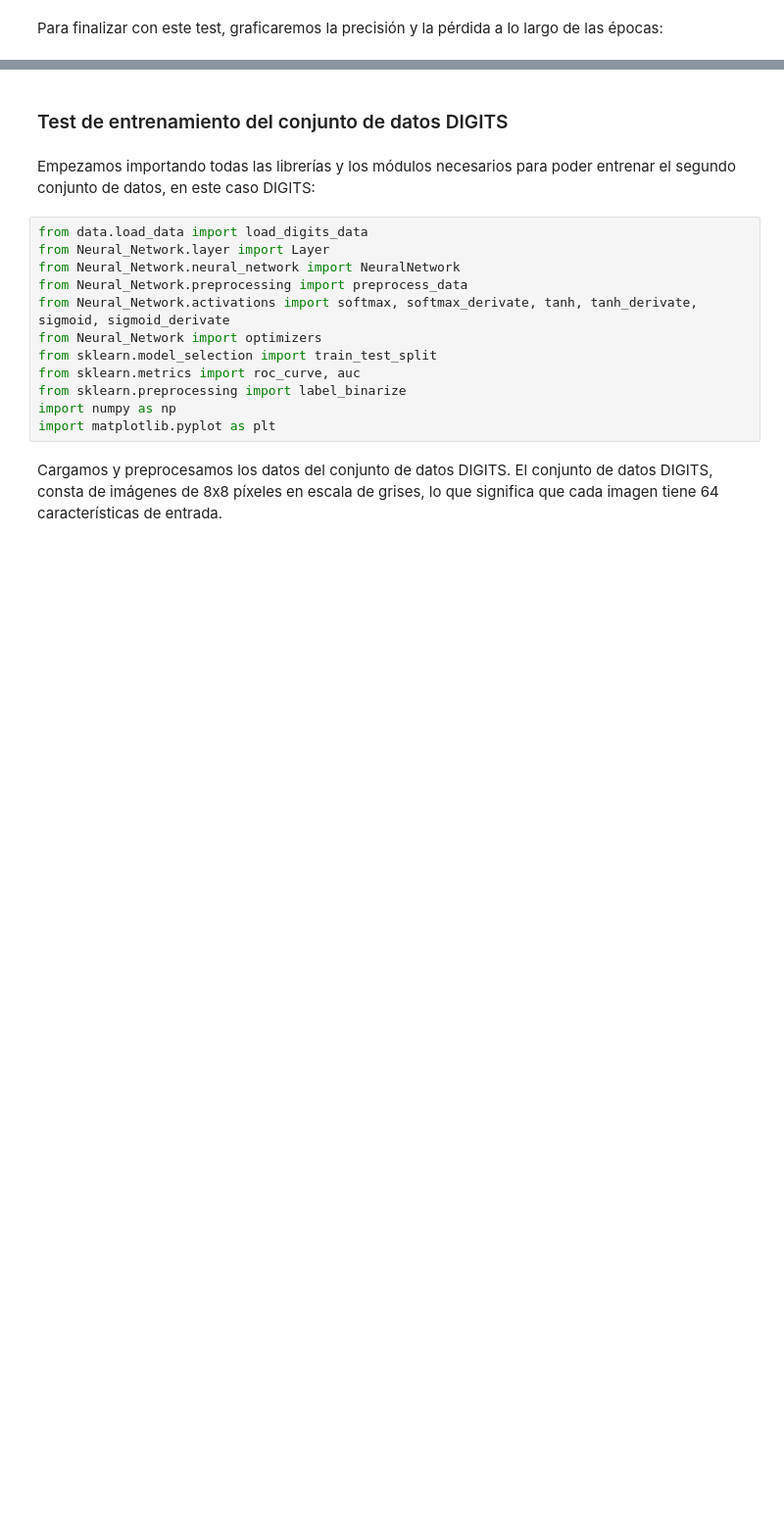
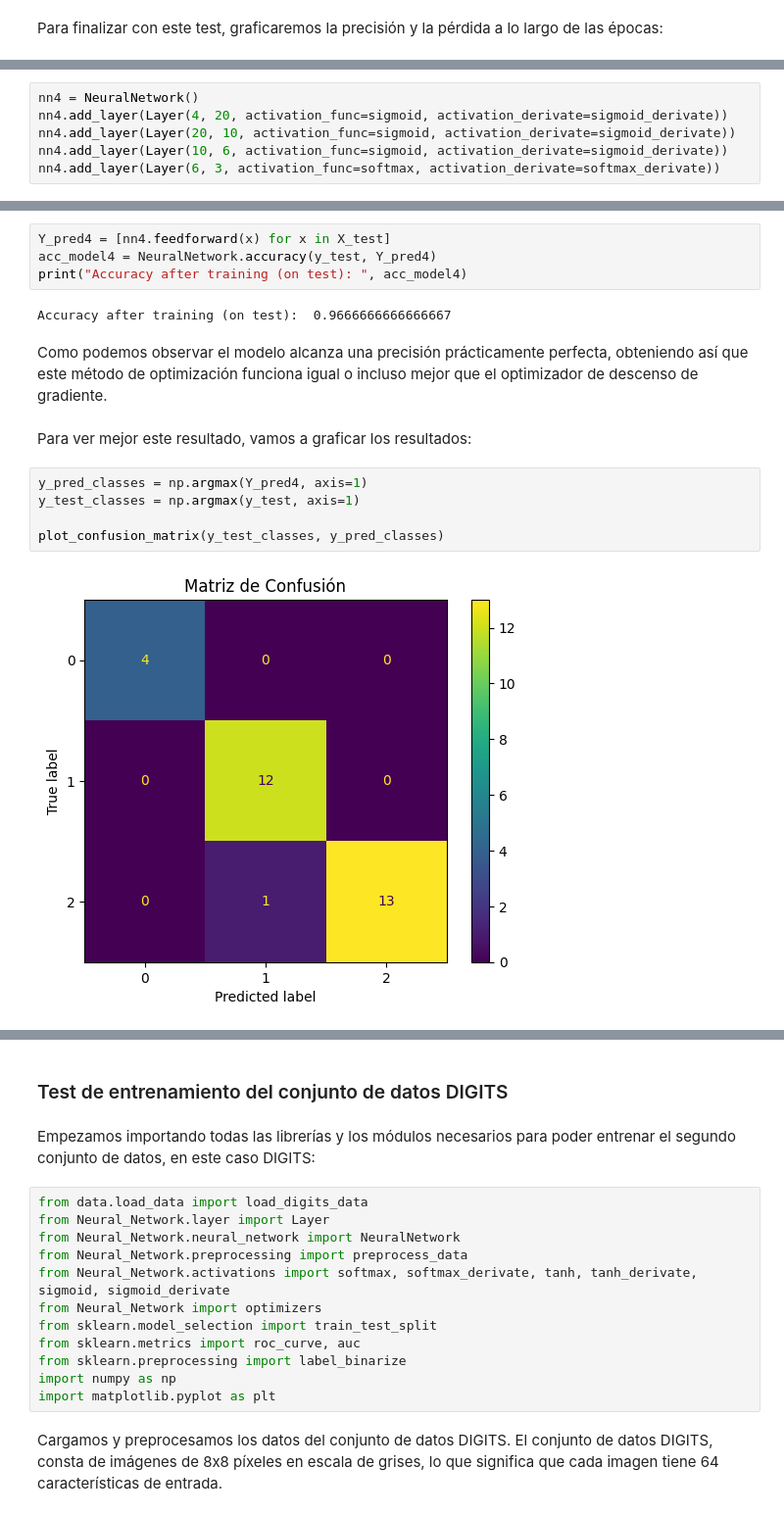
Before and after one commit to adoojeda/ModularNNEngine, a Jupyter notebook: main.ipynb, the cells around one changed output, grey strips where cells are left out. Shown at 98% size. Cells and saved outputs as stored; diff of their text form; blank space fills up the shorter version.

```diff
--- a/main.ipynb
+++ b/main.ipynb
@@ -190,0 +193,6 @@ plt.show()
+# %%
+nn4 = NeuralNetwork()
+nn4.add_layer(Layer(4, 20, activation_func=sigmoid, activation_derivate=sigmoid_derivate))
+nn4.add_layer(Layer(20, 10, activation_func=sigmoid, activation_derivate=sigmoid_derivate))
+nn4.add_layer(Layer(10, 6, activation_func=sigmoid, activation_derivate=sigmoid_derivate))
+nn4.add_layer(Layer(6, 3, activation_func=softmax, activation_derivate=softmax_derivate))
@@ -190,0 +220,17 @@ plt.show()
+# %%
+Y_pred4 = [nn4.feedforward(x) for x in X_test]
+acc_model4 = NeuralNetwork.accuracy(y_test, Y_pred4)
+print("Accuracy after training (on test): ", acc_model4)
+# %% [output]
+Accuracy after training (on test):  0.9666666666666667
+# %% [markdown]
+Como podemos observar el modelo alcanza una precisión prácticamente perfecta, obteniendo así que este método de optimización funciona igual o incluso mejor que el optimizador de descenso de gradiente.
+# %% [markdown]
+Para ver mejor este resultado, vamos a graficar los resultados:
+# %%
+y_pred_classes = np.argmax(Y_pred4, axis=1)
+y_test_classes = np.argmax(y_test, axis=1)
+
+plot_confusion_matrix(y_test_classes, y_pred_classes)
+# %% [output]
+[figure, added]
```
Also changed, not shown: parts of 52 cells of this notebook.
